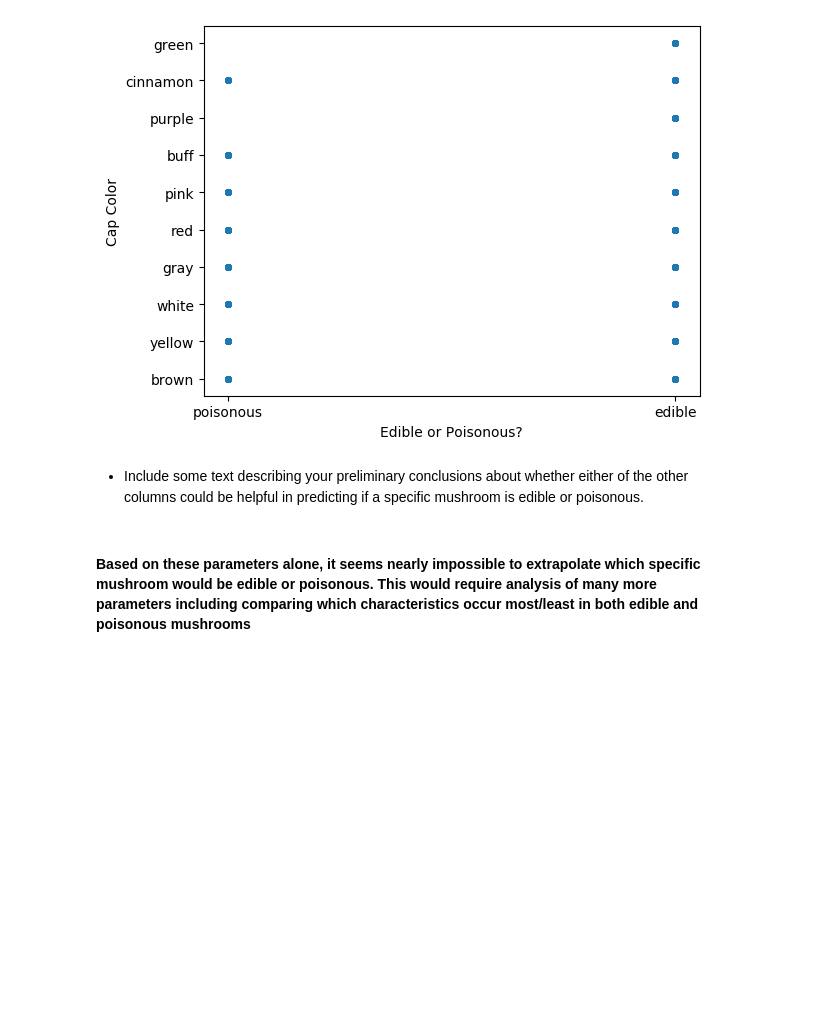
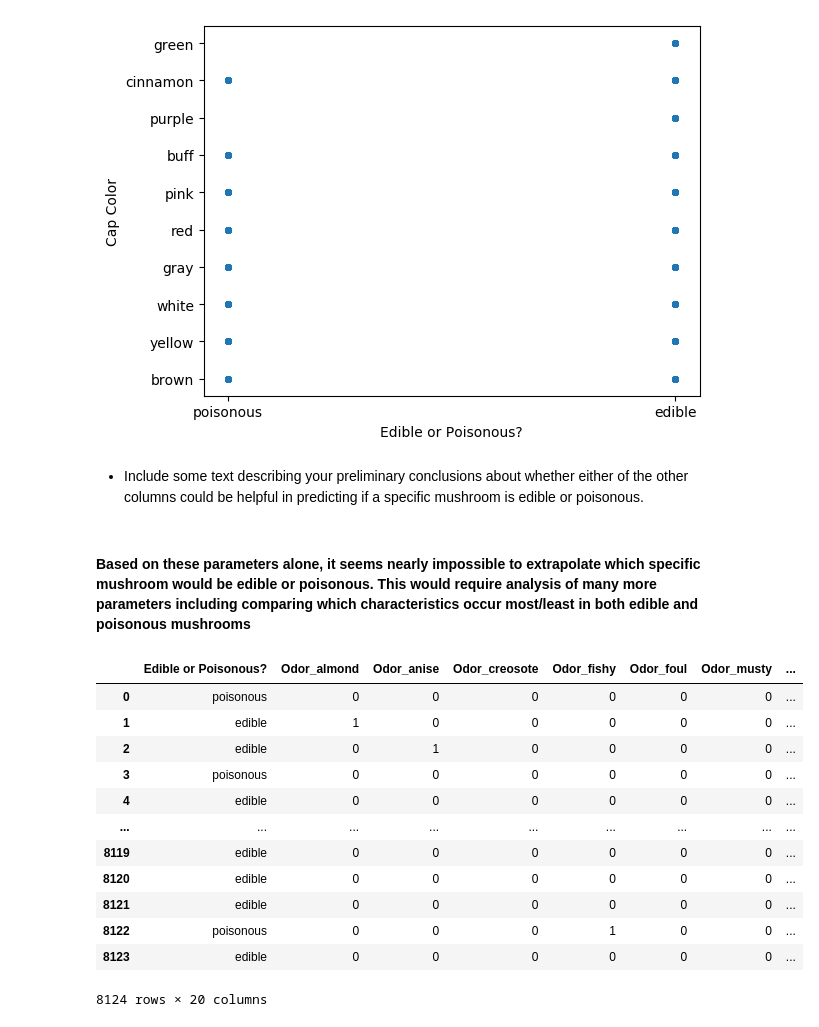
Before and after one commit to williamwaffles/IS362_Project4, a Jupyter notebook: Project 4.ipynb, the cells around one changed output. Drawn from its saved outputs; the diff is of its cells as text; code cells hidden in the pictures; blank space fills up the shorter version.

```diff
--- a/Project 4.ipynb
+++ b/Project 4.ipynb
@@ -186,3 +187,20 @@ plt.show()
 - Include some text describing your preliminary conclusions about whether either of the other columns could be helpful in predicting if a specific mushroom is edible or poisonous.
 # %% [markdown]
 #### Based on these parameters alone, it seems nearly impossible to extrapolate which specific mushroom would be edible or poisonous. This would require analysis of many more parameters including comparing which characteristics occur most/least in both edible and poisonous mushrooms
+# %%
+dummy_df = pd.get_dummies(trimmed_df, columns=['Odor','Cap Color'])
+dummy_df
+# %% [output]
+|  | Edible or Poisonous? | Odor_almond | Odor_anise | Odor_creosote | Odor_fishy | Odor_foul | Odor_musty | ... |
+| 0 | poisonous | 0 | 0 | 0 | 0 | 0 | 0 | ... |
+| 1 | edible | 1 | 0 | 0 | 0 | 0 | 0 | ... |
+| 2 | edible | 0 | 1 | 0 | 0 | 0 | 0 | ... |
+| 3 | poisonous | 0 | 0 | 0 | 0 | 0 | 0 | ... |
+| 4 | edible | 0 | 0 | 0 | 0 | 0 | 0 | ... |
+| ... | ... | ... | ... | ... | ... | ... | ... | ... |
+| 8119 | edible | 0 | 0 | 0 | 0 | 0 | 0 | ... |
+| 8120 | edible | 0 | 0 | 0 | 0 | 0 | 0 | ... |
+| 8121 | edible | 0 | 0 | 0 | 0 | 0 | 0 | ... |
+| 8122 | poisonous | 0 | 0 | 0 | 1 | 0 | 0 | ... |
+| 8123 | edible | 0 | 0 | 0 | 0 | 0 | 0 | ... |
+8124 rows × 20 columns
```
Also changed, not shown: parts of 11 cells of this notebook.
